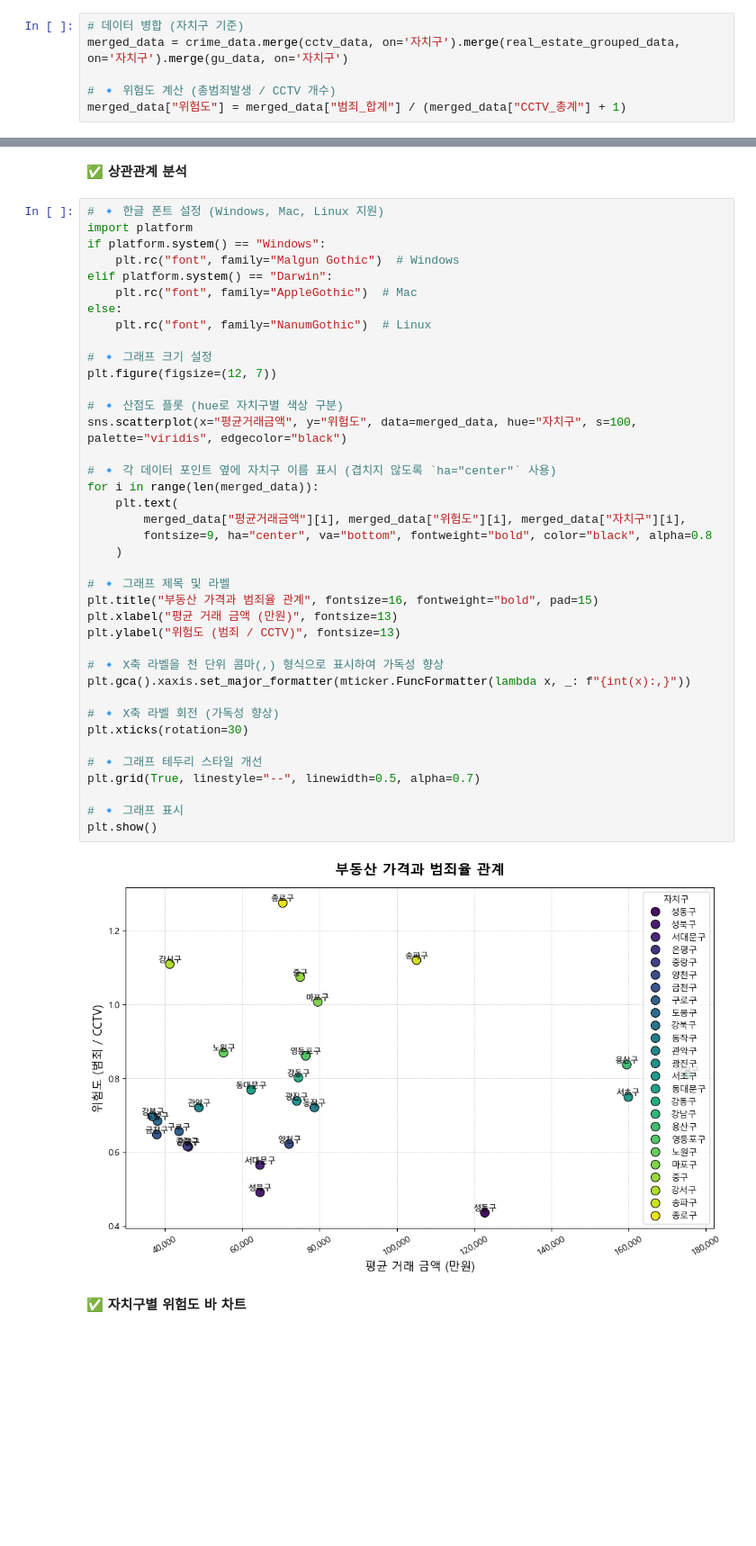
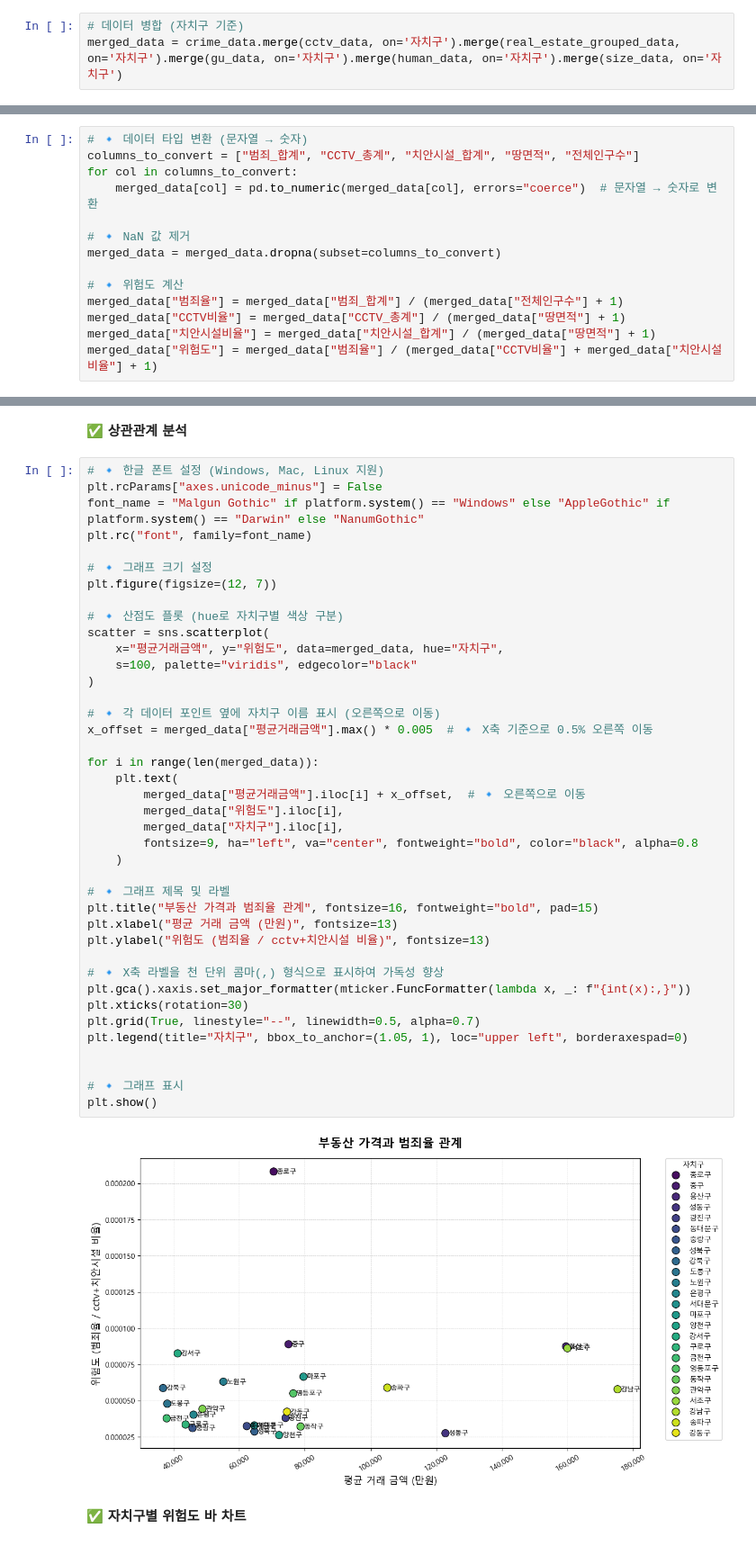
Before and after one commit to yetk124/miniProject_-, a Jupyter notebook: data.ipynb, the cells around one changed output, grey strips where cells are left out. Shown at 90% size. Drawn from its saved outputs; the diff is of its cells as text; blank space fills up the shorter version.

```diff
--- a/data.ipynb
+++ b/data.ipynb
@@ -317,10 +352,7 @@ Index(['구', '개수'], dtype='object')
 > 📌 자치구 기준 데이터 병합 - 데이터 셋 간 컬럼 명 통일 자치구 맞춤
 # %%
 # 데이터 병합 (자치구 기준)
-merged_data = crime_data.merge(cctv_data, on='자치구').merge(real_estate_grouped_data, on='자치구').merge(gu_data, on='자치구')
-
-# 🔹 위험도 계산 (총범죄발생 / CCTV 개수)
-merged_data["위험도"] = merged_data["범죄_합계"] / (merged_data["CCTV_총계"] + 1)
+merged_data = crime_data.merge(cctv_data, on='자치구').merge(real_estate_grouped_data, on='자치구').merge(gu_data, on='자치구').merge(human_data, on='자치구').merge(size_data, on='자치구')
 # %%
 merged_data
 # %% [output]
@@ -344,3 +382,17 @@ merged_data
+# %%
+# 🔹 데이터 타입 변환 (문자열 → 숫자)
+columns_to_convert = ["범죄_합계", "CCTV_총계", "치안시설_합계", "땅면적", "전체인구수"]
+for col in columns_to_convert:
+    merged_data[col] = pd.to_numeric(merged_data[col], errors="coerce")  # 문자열 → 숫자로 변환
+
+# 🔹 NaN 값 제거
+merged_data = merged_data.dropna(subset=columns_to_convert)
+
+# 🔹 위험도 계산
+merged_data["범죄율"] = merged_data["범죄_합계"] / (merged_data["전체인구수"] + 1)
+merged_data["CCTV비율"] = merged_data["CCTV_총계"] / (merged_data["땅면적"] + 1)
+merged_data["치안시설비율"] = merged_data["치안시설_합계"] / (merged_data["땅면적"] + 1)
+merged_data["위험도"] = merged_data["범죄율"] / (merged_data["CCTV비율"] + merged_data["치안시설비율"] + 1)
 # %% [markdown]
 ### 3️⃣ 데이터 분석 및 시각화
 # %% [markdown]
@@ -357,45 +410,46 @@ import matplotlib.ticker as mticker
 ✅ **상관관계 분석**
 # %%
 # 🔹 한글 폰트 설정 (Windows, Mac, Linux 지원)
-import platform
-if platform.system() == "Windows":
-    plt.rc("font", family="Malgun Gothic")  # Windows
-elif platform.system() == "Darwin":
-    plt.rc("font", family="AppleGothic")  # Mac
-else:
-    plt.rc("font", family="NanumGothic")  # Linux
+plt.rcParams["axes.unicode_minus"] = False
+font_name = "Malgun Gothic" if platform.system() == "Windows" else "AppleGothic" if platform.system() == "Darwin" else "NanumGothic"
+plt.rc("font", family=font_name)
 
 # 🔹 그래프 크기 설정
 plt.figure(figsize=(12, 7))
 
 # 🔹 산점도 플롯 (hue로 자치구별 색상 구분)
-sns.scatterplot(x="평균거래금액", y="위험도", data=merged_data, hue="자치구", s=100, palette="viridis", edgecolor="black")
+scatter = sns.scatterplot(
+    x="평균거래금액", y="위험도", data=merged_data, hue="자치구",
+    s=100, palette="viridis", edgecolor="black"
+)
 
-# 🔹 각 데이터 포인트 옆에 자치구 이름 표시 (겹치지 않도록 `ha="center"` 사용)
+# 🔹 각 데이터 포인트 옆에 자치구 이름 표시 (오른쪽으로 이동)
+x_offset = merged_data["평균거래금액"].max() * 0.005  # 🔹 X축 기준으로 0.5% 오른쪽 이동
+
 for i in range(len(merged_data)):
     plt.text(
-        merged_data["평균거래금액"][i], merged_data["위험도"][i], merged_data["자치구"][i],
-        fontsize=9, ha="center", va="bottom", fontweight="bold", color="black", alpha=0.8
+        merged_data["평균거래금액"].iloc[i] + x_offset,  # 🔹 오른쪽으로 이동
+        merged_data["위험도"].iloc[i],
+        merged_data["자치구"].iloc[i],
+        fontsize=9, ha="left", va="center", fontweight="bold", color="black", alpha=0.8
     )
 
 # 🔹 그래프 제목 및 라벨
 plt.title("부동산 가격과 범죄율 관계", fontsize=16, fontweight="bold", pad=15)
 plt.xlabel("평균 거래 금액 (만원)", fontsize=13)
-plt.ylabel("위험도 (범죄 / CCTV)", fontsize=13)
+plt.ylabel("위험도 (범죄율 / cctv+치안시설 비율)", fontsize=13)
 
 # 🔹 X축 라벨을 천 단위 콤마(,) 형식으로 표시하여 가독성 향상
 plt.gca().xaxis.set_major_formatter(mticker.FuncFormatter(lambda x, _: f"{int(x):,}"))
+plt.xticks(rotation=30)
+plt.grid(True, linestyle="--", linewidth=0.5, alpha=0.7)
+plt.legend(title="자치구", bbox_to_anchor=(1.05, 1), loc="upper left", borderaxespad=0)
 
-# 🔹 X축 라벨 회전 (가독성 향상)
-plt.xticks(rotation=30)
-
-# 🔹 그래프 테두리 스타일 개선
-plt.grid(True, linestyle="--", linewidth=0.5, alpha=0.7)
 
 # 🔹 그래프 표시
 plt.show()
 # %% [output]
-[figure, old version]
+[figure, new version]
 # %% [markdown]
 ✅ **자치구별 위험도 바 차트**
 # %% [markdown]
```
Also changed, not shown: parts of 36 cells of this notebook, 10 other files.
